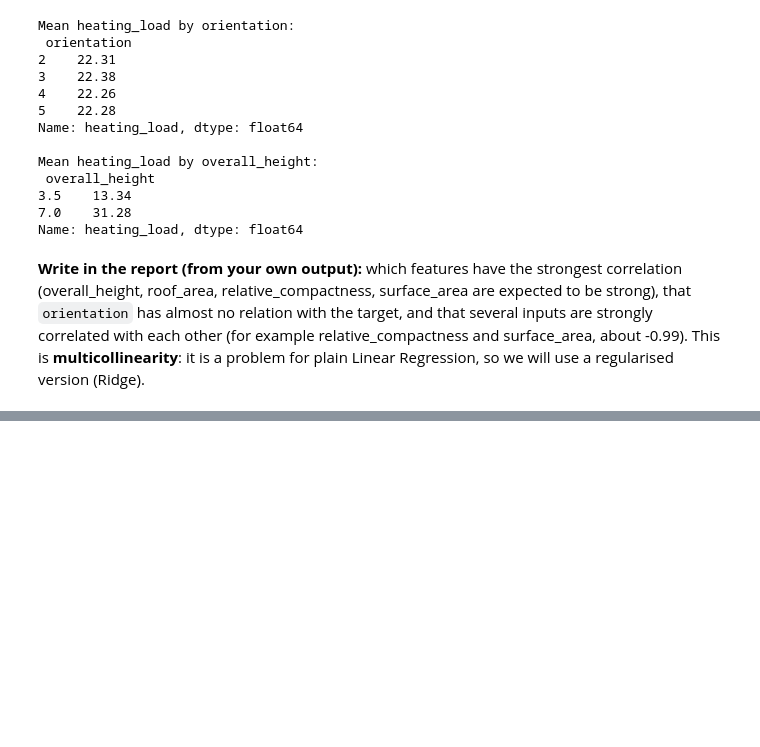
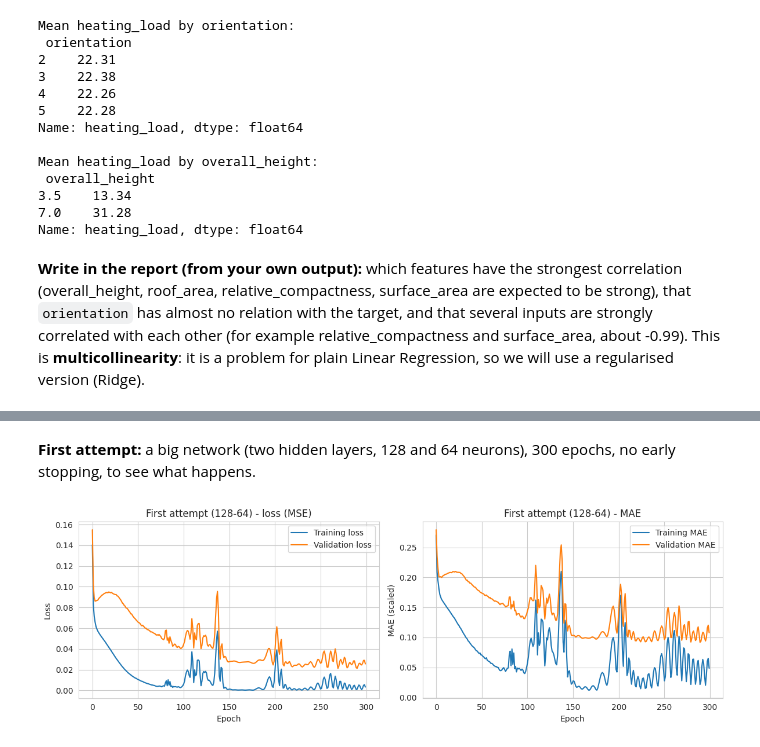
Before and after one commit to Khalidgh707/Machine-Learning-Project, a Jupyter notebook: DS471ML_project.ipynb, the cells around one changed output, grey strips where cells are left out. Drawn from its saved outputs; the diff is of its cells as text; code cells hidden in the pictures; blank space fills up the shorter version.

```diff
--- a/DS471ML_project.ipynb
+++ b/DS471ML_project.ipynb
@@ -304,0 +381,12 @@ Name: heating_load, dtype: float64
+# %%
+# --- Plain Linear Regression (baseline, no hyperparameters) ---
+lin = LinearRegression().fit(X_train_s, y_train)
+
+# --- Ridge: tune alpha (strength of regularisation) ---
+ridge_grid = GridSearchCV(Ridge(), {"alpha": [0.001, 0.01, 0.1, 1, 10, 100]},
+                          cv=5, scoring="neg_root_mean_squared_error", n_jobs=-1)
+ridge_grid.fit(X_train_s, y_train)
+print("Ridge best params:", ridge_grid.best_params_, "| CV RMSE:", round(-ridge_grid.best_score_, 3))
+display(pd.DataFrame(ridge_grid.cv_results_)[["param_alpha", "mean_test_score"]]
+        .assign(CV_RMSE=lambda d: -d.mean_test_score).drop(columns="mean_test_score"))
+ridge = ridge_grid.best_estimator_
@@ -304,0 +402,14 @@ Name: heating_load, dtype: float64
+# %%
+# --- Random Forest: tune n_estimators, max_depth, min_samples_leaf ---
+rf_param_grid = {"n_estimators": [100, 300],
+                 "max_depth": [5, 10, 20, None],
+                 "min_samples_leaf": [1, 2, 5]}
+rf_grid = GridSearchCV(RandomForestRegressor(random_state=SEED, n_jobs=-1), rf_param_grid,
+                       cv=5, scoring="neg_root_mean_squared_error", n_jobs=-1)
+rf_grid.fit(X_train_s, y_train)
+print("Random Forest best params:", rf_grid.best_params_, "| CV RMSE:", round(-rf_grid.best_score_, 3))
+res = pd.DataFrame(rf_grid.cv_results_)
+res["CV_RMSE"] = -res["mean_test_score"]
+display(res[["param_n_estimators", "param_max_depth", "param_min_samples_leaf", "CV_RMSE"]]
+        .sort_values("CV_RMSE").head(8).round(3))
+rf = rf_grid.best_estimator_
@@ -304,0 +429,9 @@ Name: heating_load, dtype: float64
+# %%
+rows = []
+for name, model in [("Linear Regression", lin), ("Ridge", ridge), ("Random Forest", rf)]:
+    tr = reg_metrics(y_train, model.predict(X_train_s))
+    va = reg_metrics(y_val,   model.predict(X_val_s))
+    rows.append([name, tr["RMSE"], va["RMSE"], tr["MAE"], va["MAE"], tr["R2"], va["R2"]])
+trainval = pd.DataFrame(rows, columns=["Model", "Train RMSE", "Val RMSE", "Train MAE", "Val MAE", "Train R2", "Val R2"]).round(3)
+display(trainval)
+trainval.to_csv("results/train_vs_validation_traditional.csv", index=False)
@@ -304,0 +493,14 @@ Name: heating_load, dtype: float64
+# %% [markdown]
+ **First attempt:** a big network (two hidden layers, 128 and 64 neurons), 300 epochs, no early stopping, to see what happens.
+# %%
+nn_big, hist_big = train_nn(hidden=(128, 64), epochs=300, early_stopping=False)
+plot_history(hist_big, "First attempt (128-64)", "figures/fig7_nn_first_attempt.png")
+
+best_ep = int(np.argmin(hist_big["val_loss"])) + 1
+print(f"Final training loss: {hist_big['loss'][-1]:.4f}")
+print(f"Lowest validation loss: {min(hist_big['val_loss']):.4f} at epoch {best_ep}")
+print(f"Final validation loss: {hist_big['val_loss'][-1]:.4f}")
+fb = reg_metrics(y_val, nn_predict(nn_big, X_val_s)); tb = reg_metrics(y_train, nn_predict(nn_big, X_train_s))
+print("First attempt: Train RMSE %.3f | Val RMSE %.3f" % (tb["RMSE"], fb["RMSE"]))
+# %% [output]
+[figure, added]
```
Also changed, not shown: parts of 26 cells of this notebook.
